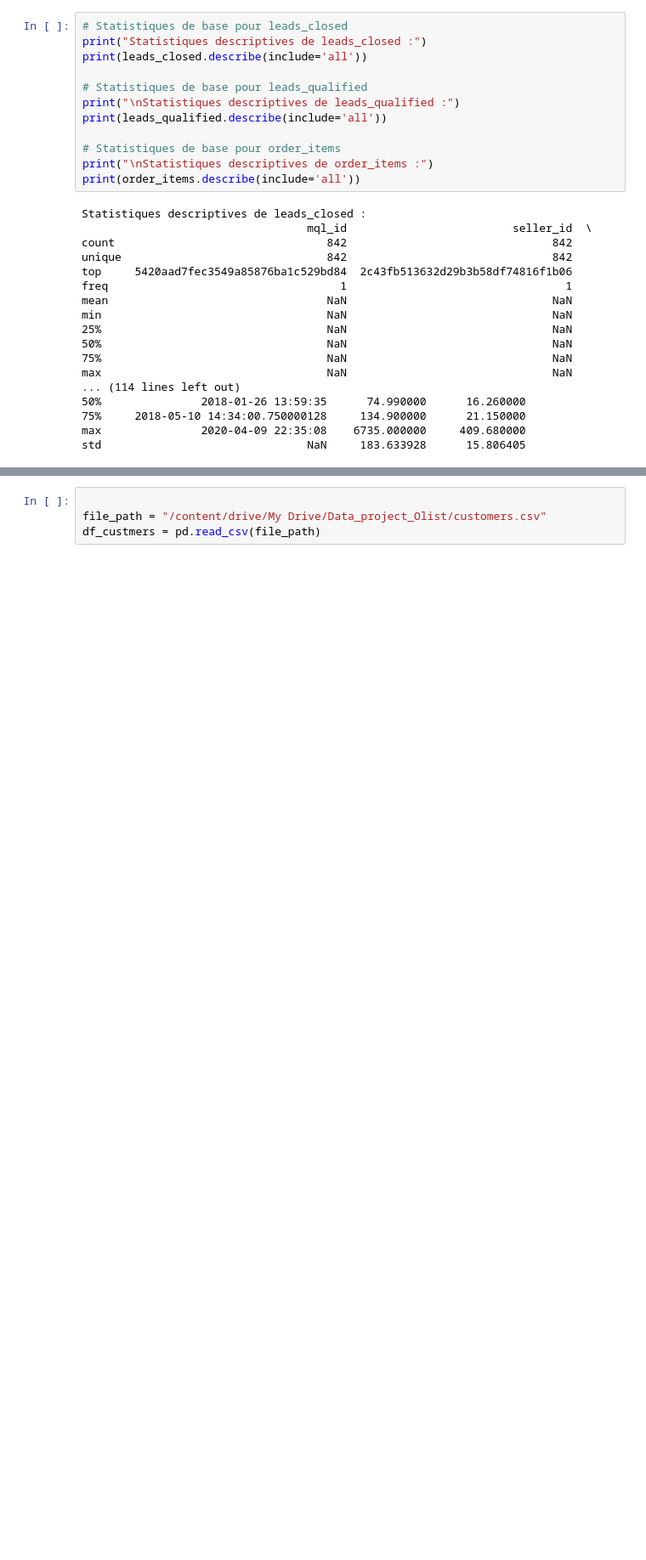
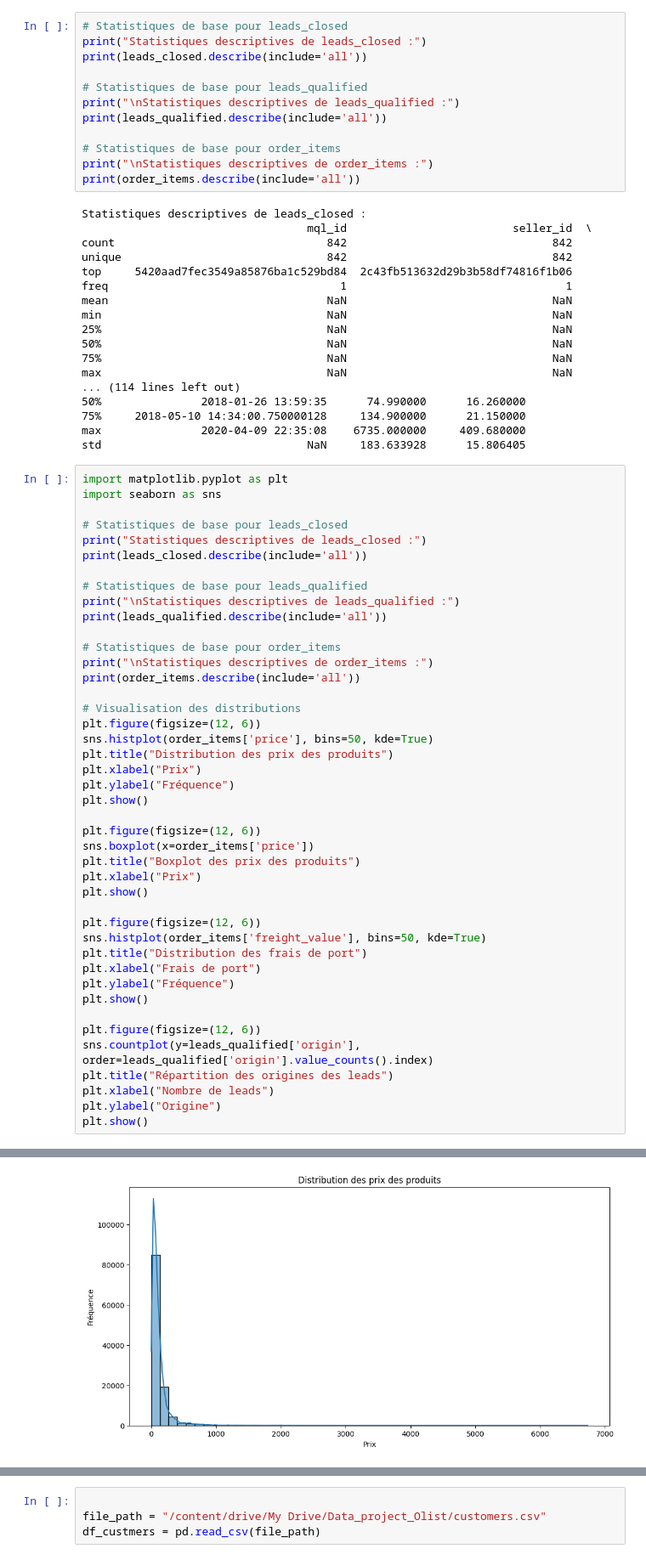
Before and after one commit to DhekerKacem/Porjet_olist, a Jupyter notebook: Notebooks/Projet_data_Olist.ipynb, the cells around one changed output, grey strips where cells are left out. Shown at 85% size. Saved outputs shown, nothing was run; the diff lists cells and outputs as text; blank space fills up the shorter version.

```diff
--- a/Notebooks/Projet_data_Olist.ipynb
+++ b/Notebooks/Projet_data_Olist.ipynb
@@ -187,3 +187,47 @@ max                                  NaN                               NaN
 75%     2018-05-10 14:34:00.750000128     134.900000      21.150000
 max               2020-04-09 22:35:08    6735.000000     409.680000
 std                               NaN     183.633928      15.806405
+# %%
+import matplotlib.pyplot as plt
+import seaborn as sns
+
+# Statistiques de base pour leads_closed
+print("Statistiques descriptives de leads_closed :")
+print(leads_closed.describe(include='all'))
+
+# Statistiques de base pour leads_qualified
+print("\nStatistiques descriptives de leads_qualified :")
+print(leads_qualified.describe(include='all'))
+
+# Statistiques de base pour order_items
+print("\nStatistiques descriptives de order_items :")
+print(order_items.describe(include='all'))
+
+# Visualisation des distributions
+plt.figure(figsize=(12, 6))
+sns.histplot(order_items['price'], bins=50, kde=True)
+plt.title("Distribution des prix des produits")
+plt.xlabel("Prix")
+plt.ylabel("Fréquence")
+plt.show()
+
+plt.figure(figsize=(12, 6))
+sns.boxplot(x=order_items['price'])
+plt.title("Boxplot des prix des produits")
+plt.xlabel("Prix")
+plt.show()
+
+plt.figure(figsize=(12, 6))
+sns.histplot(order_items['freight_value'], bins=50, kde=True)
+plt.title("Distribution des frais de port")
+plt.xlabel("Frais de port")
+plt.ylabel("Fréquence")
+plt.show()
+
+plt.figure(figsize=(12, 6))
+sns.countplot(y=leads_qualified['origin'], order=leads_qualified['origin'].value_counts().index)
+plt.title("Répartition des origines des leads")
+plt.xlabel("Nombre de leads")
+plt.ylabel("Origine")
+plt.show()
+# %% [output]
@@ -189,0 +251 @@ std                               NaN     183.633928      15.806405
+[figure, added]
```
Also changed, not shown: parts of 1 cell of this notebook.
